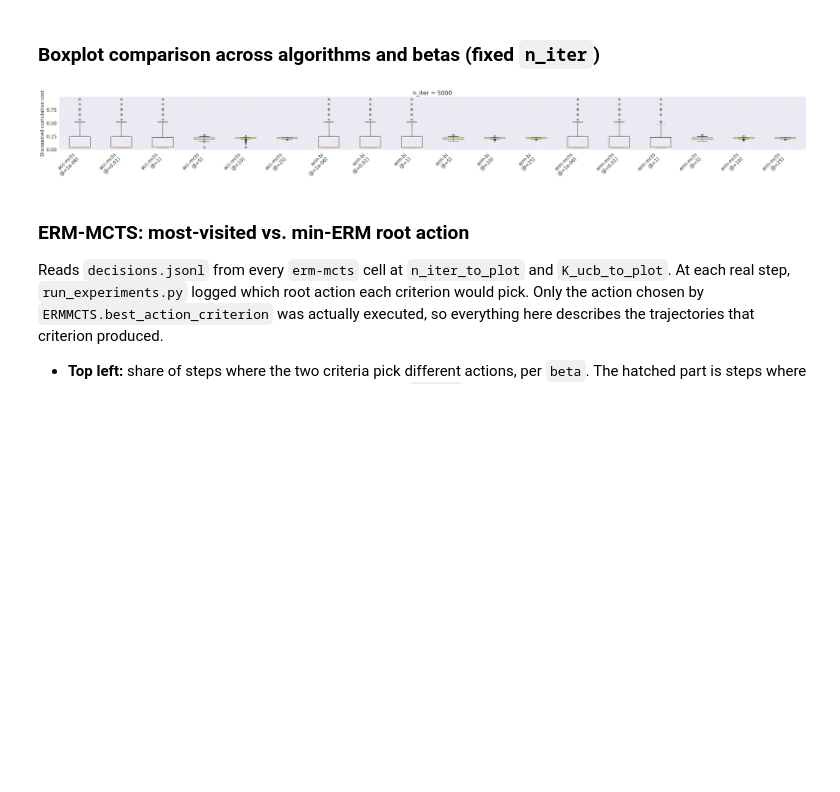
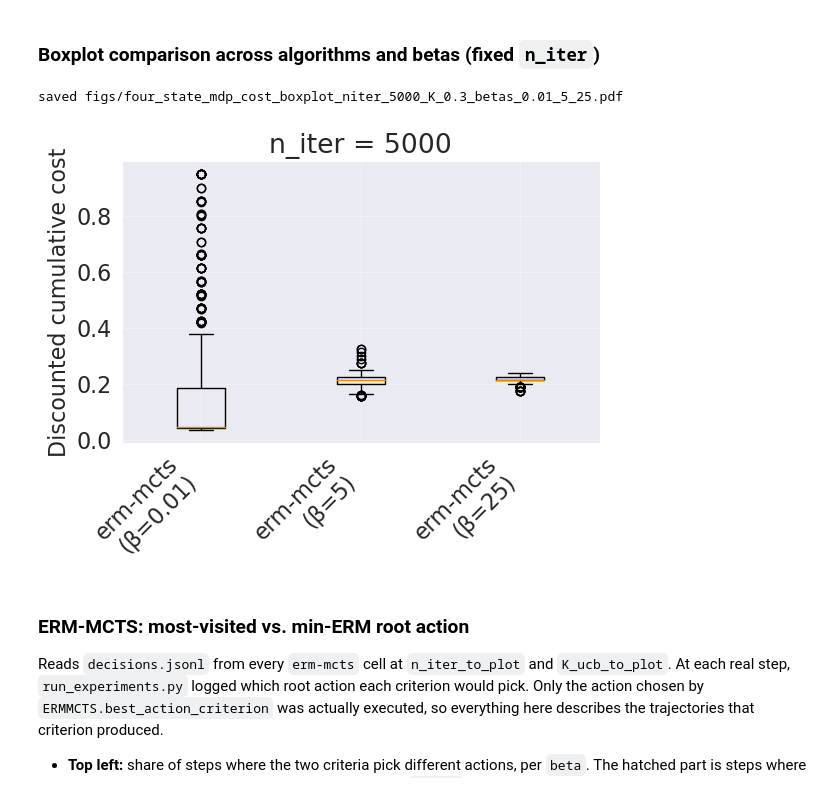
Before and after one commit to JacopoSilvestrin/risk-aware-mcts, a Jupyter notebook: Four-State-MDP-exp.ipynb, the cells around one changed output. Drawn from its saved outputs; the diff is of its cells as text; code cells hidden in the pictures; blank space fills up the shorter version.

```diff
--- a/Four-State-MDP-exp.ipynb
+++ b/Four-State-MDP-exp.ipynb
@@ -33,13 +33,13 @@ Reads every completed cell for this environment from the sweep's `manifest.json`
 
 If the sweep covers several `K_ucb` values, only the "ERM vs. `K_ucb`" plot uses all of them. Every other plot uses the single slice `K_ucb_to_plot`, which is the value closest to `sqrt(2)`, the fixed `K_ucb` used before it was swept.
 # %%
-SWEEP_DIR = 'data/sweep_demo_2026-09-24-15-35-54_seed0'
+SWEEP_DIR = 'data/sweep_demo_2026-10-09-15-03-54_seed0'
 ENV_NAME = 'four_state_mdp'
 
 with open(os.path.join(SWEEP_DIR, "manifest.json")) as f:
     manifest = json.load(f)
 
-DEFAULT_K_UCB = float(np.sqrt(2))  # K_ucb of sweeps that didn't sweep it (their manifests have no "K_ucb")
+DEFAULT_K_UCB = 0.3 #float(np.sqrt(2))  # K_ucb of sweeps that didn't sweep it (their manifests have no "K_ucb")
 
 # (algo, beta, n_iter, K_ucb, f_vals); n_iter and K_ucb are None for erm-bi, which uses neither
 cells = []
@@ -90,7 +134,7 @@ Empirical ERM of `erm-mcts` and `acc-mcts` against the UCB exploration constant
 
 Note that the same `K_ucb` doesn't mean the same amount of exploration for the two algorithms. `erm-mcts` computes UCB in ERM cost units, while `acc-mcts` uses raw `exp(beta * cost)` values. So compare each curve's best `K_ucb`, not the two curves at the same `K_ucb`.
 # %%
-k_algos = ["erm-mcts", "acc-mcts"]
+k_algos = ["erm-mcts"] #, "acc-mcts"
 k_colors = {algo: sns.color_palette()[i] for i, algo in enumerate(k_algos)}  # same color per algo in every panel
 
 if len(K_ucbs) < 2:
@@ -173,22 +285,37 @@ Histogram of the (discounted) cumulative cost `f_vals` across episodes, one pane
 # %%
+algos=["erm-mcts"]
+SAVE_TITLES = False
+
 fig, axes = plt.subplots(1, len(algos), figsize=(5.0 * len(algos), 4.0), sharey=True)
 if len(algos) == 1:
     axes = [axes]
 
 for ax, algo in zip(axes, algos):
     algo_d = data[algo]
-    for beta in betas:
+    for beta in cost_betas:
         if beta not in algo_d:
             continue
         key = None if algo == "erm-bi" else n_iter_to_plot
         if key not in algo_d[beta]:
             continue
-        ax.hist(algo_d[beta][key], density=True, bins=20, alpha=0.5, label=fr"$\beta={beta}$")
-    ax.set_title(f"{algo} (n_iter={n_iter_to_plot})")
+        ax.hist(algo_d[beta][key], density=True, bins=20, alpha=0.5, color=cost_colors[beta], label=fr"$\beta={beta}$")
+    ax.set_title(algo if algo == "erm-bi" else f"{algo} (n_iter={n_iter_to_plot})")
     ax.set_xlabel("Discounted cumulative cost")
     ax.grid(True, alpha=0.3)
+if HIST_YMAX is not None:
+    axes[0].set_ylim(top=HIST_YMAX)  # sharey, so this caps every panel
 axes[0].set_ylabel("Density")
 axes[0].legend()
 fig.tight_layout()
+if SAVE_COST_FIGS:
+    titles = [ax.get_title() for ax in axes]
+    if not SAVE_TITLES:
+        for ax in axes:
+            ax.set_title("")
+    path = os.path.join(FIGS_DIR, f"{ENV_NAME}_cost_hist_{cost_fig_tag}.pdf")
+    fig.savefig(path, bbox_inches="tight", pad_inches=0)
+    for ax, title in zip(axes, titles):
+        ax.set_title(title)
+    print("saved", path)
 plt.show()
 # %% [output]
@@ -196,29 +324,36 @@ plt.show()
 # %% [markdown]
 ### Boxplot comparison across algorithms and betas (fixed `n_iter`)
 # %%
-fig, ax = plt.subplots(figsize=(2.0 * len(algos) * len(betas), 4.5))
+fig, ax = plt.subplots(figsize=(2.0 * len(algos) * len(cost_betas), 4.5))
 
 data_to_plot, labels = [], []
 for algo in algos:
     algo_d = data[algo]
-    for beta in betas:
+    for beta in cost_betas:
         if beta not in algo_d:
             continue
         key = None if algo == "erm-bi" else n_iter_to_plot
         if key not in algo_d[beta]:
             continue
         data_to_plot.append(algo_d[beta][key])
         labels.append(f"{algo}\n(β={beta})")
 
 ax.boxplot(data_to_plot, labels=labels)
-ax.set_title(f"n_iter = {n_iter_to_plot}")
 ax.set_ylabel("Discounted cumulative cost")
 ax.grid(True, alpha=0.3)
 plt.xticks(rotation=45, ha="right")
 fig.tight_layout()
+if SAVE_COST_FIGS:
+    if SAVE_TITLES:
+        ax.set_title(f"n_iter = {n_iter_to_plot}")
+    path = os.path.join(FIGS_DIR, f"{ENV_NAME}_cost_boxplot_{cost_fig_tag}.pdf")
+    fig.savefig(path, bbox_inches="tight", pad_inches=0)
+    print("saved", path)
+ax.set_title(f"n_iter = {n_iter_to_plot}")
 plt.show()
 # %% [output]
+saved figs/four_state_mdp_cost_boxplot_niter_5000_K_0.3_betas_0.01_5_25.pdf
-[figure, old version]
+[figure, new version]
 # %% [markdown]
 ### ERM-MCTS: most-visited vs. min-ERM root action
 
```
Also changed, not shown: parts of 14 cells of this notebook, 2 other files.
